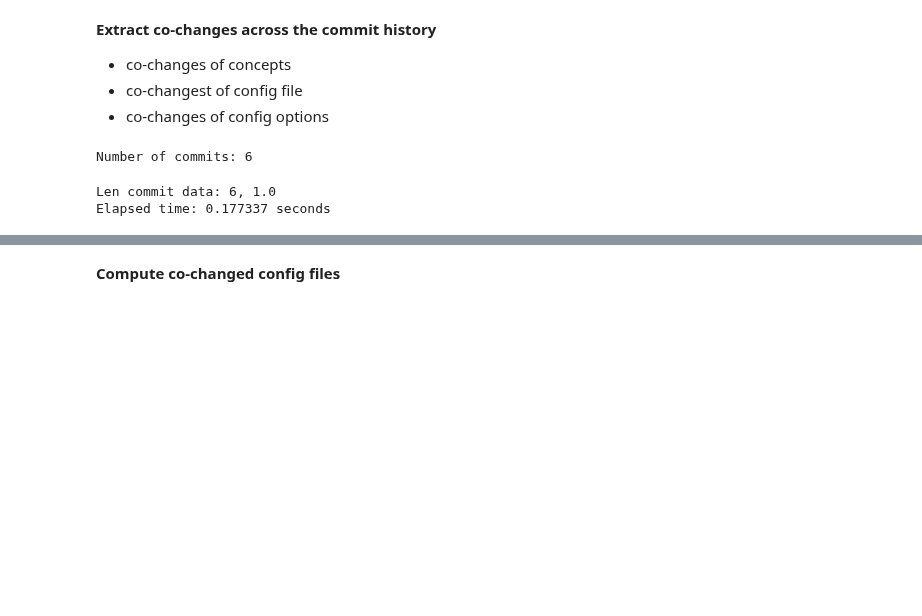
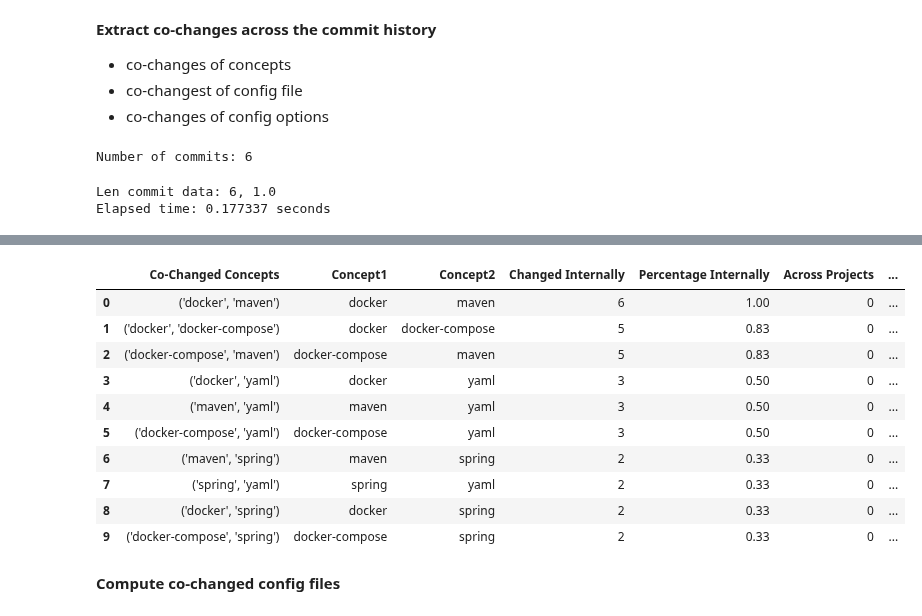
Before and after one commit to simisimon/config-space, a Jupyter notebook: src/changes.ipynb, the cells around one changed output, grey strips where cells are left out. Drawn from its saved outputs; the diff is of its cells as text; code cells hidden in the pictures; blank space fills up the shorter version.

```diff
--- a/src/changes.ipynb
+++ b/src/changes.ipynb
@@ -75,3 +83,72 @@ concept_df
+# %%
+import os
+
+def get_cochanged_concepts(target_df, other_dfs):
+    """
+    Analyze co-changed concepts in a target file against all other projects to compute global stats.
+
+    :param target_df: dataframe of target project
+    :param other_dfs: dataframes of all other projects
+    :return target_df: updated dataframe of target project
+    """
+    # Initialize columns
+    target_df['Across Projects'] = 0 # Number of projects where the co-changed concepts changed as well at lea
+    target_df['Percentage globally'] = 0 # Percentage of projects where the co-changed concepts changed as well
+    target_df['Changed globally'] = 0 # Totoal number of times the co-changed concepts changed in other projects
+
+    for index, row in target_df.iterrows():
+        concepts = row['Co-Changed Concepts']
+
+        for other_df in other_dfs:
+            # Find all rows in other_df where the option matches
+            matching_rows = other_df[other_df['Co-Changed Concepts'] == concepts]
+            match_count = len(matching_rows)
+
+            if match_count > 0:
+                # Increment "Set in other projects" by 1 (project-level count)
+                target_df.loc[index, 'Across Projects'] += 1
+
+                # Increment "Total occurrences" by the total count of matches
+                target_df.loc[index, 'Changed globally'] += match_count
+
+    target_df['Percentage globally'] = round(target_df['Across Projects'] / len(other_dfs), 2)
+
+    return target_df
+
+
+data_dir = "../data/concept_cochanges"
+
+# Load all CSV files from the directory into a dictionary of DataFrames
+repository_files = [file for file in os.listdir(data_dir) if file.endswith('.csv')]
+repository_dataframes = {file: pd.read_csv(os.path.join(data_dir, file)) for file in repository_files}
+
+target_repo = "test-config-repo"
+target_file_name = f'{target_repo}_concept_cochanges.csv'
+target_df = repository_dataframes[target_file_name]
+
+# Use all other files as comparison
+other_dfs = [df for name, df in repository_dataframes.items() if name != target_file_name]
+
+# Perform the analysis
+updated_target_df = get_cochanged_concepts(target_df.copy(), other_dfs)
+
+updated_target_df.head(50)
+
+updated_target_df.to_csv("../data/test_data/test-config-repo_options.csv")
+
+updated_target_df
+# %% [output]
+|  | Co-Changed Concepts | Concept1 | Concept2 | Changed Internally | Percentage Internally | Across Projects | ... |
+| 0 | ('docker', 'maven') | docker | maven | 6 | 1.00 | 0 | ... |
+| 1 | ('docker', 'docker-compose') | docker | docker-compose | 5 | 0.83 | 0 | ... |
+| 2 | ('docker-compose', 'maven') | docker-compose | maven | 5 | 0.83 | 0 | ... |
+| 3 | ('docker', 'yaml') | docker | yaml | 3 | 0.50 | 0 | ... |
+| 4 | ('maven', 'yaml') | maven | yaml | 3 | 0.50 | 0 | ... |
+| 5 | ('docker-compose', 'yaml') | docker-compose | yaml | 3 | 0.50 | 0 | ... |
+| 6 | ('maven', 'spring') | maven | spring | 2 | 0.33 | 0 | ... |
+| 7 | ('spring', 'yaml') | spring | yaml | 2 | 0.33 | 0 | ... |
+| 8 | ('docker', 'spring') | docker | spring | 2 | 0.33 | 0 | ... |
+| 9 | ('docker-compose', 'spring') | docker-compose | spring | 2 | 0.33 | 0 | ... |
 # %% [markdown]
 **Compute co-changed config files**
 # %%
```
Also changed, not shown: parts of 10 cells of this notebook, 3 other files.
